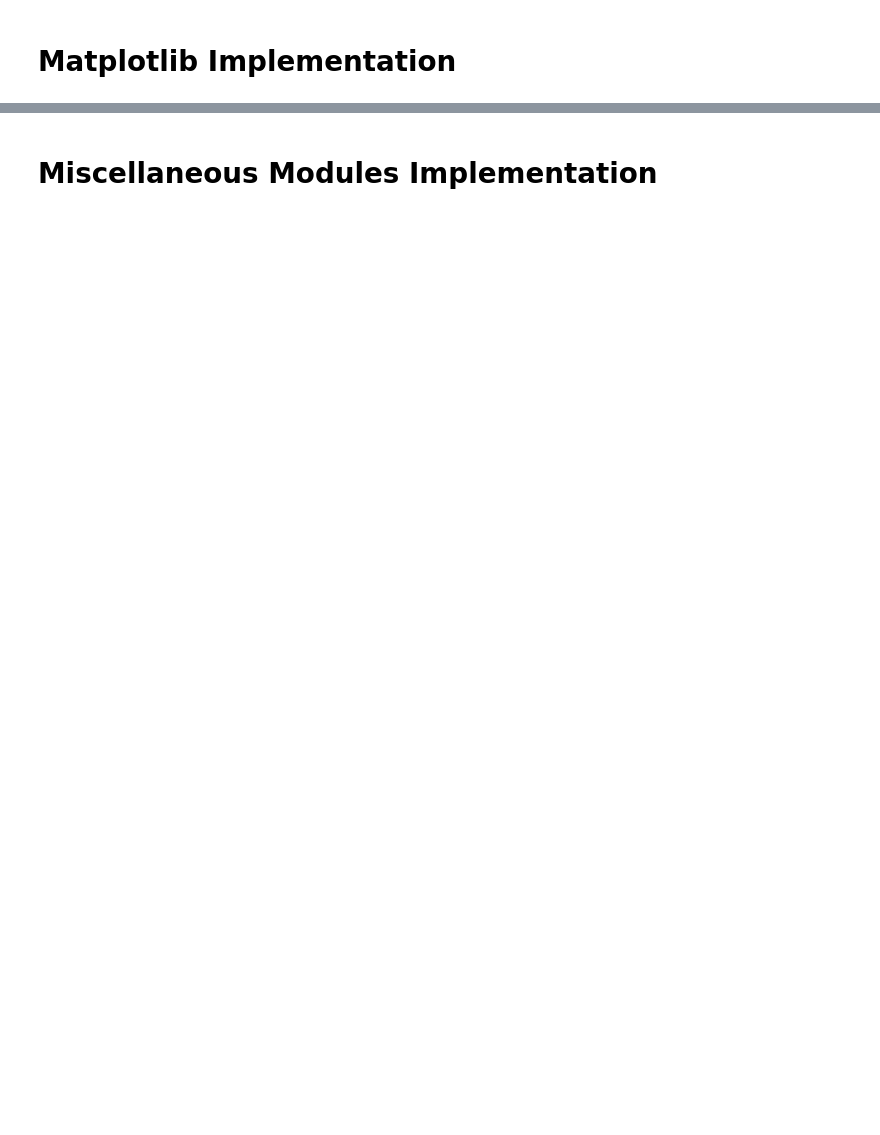
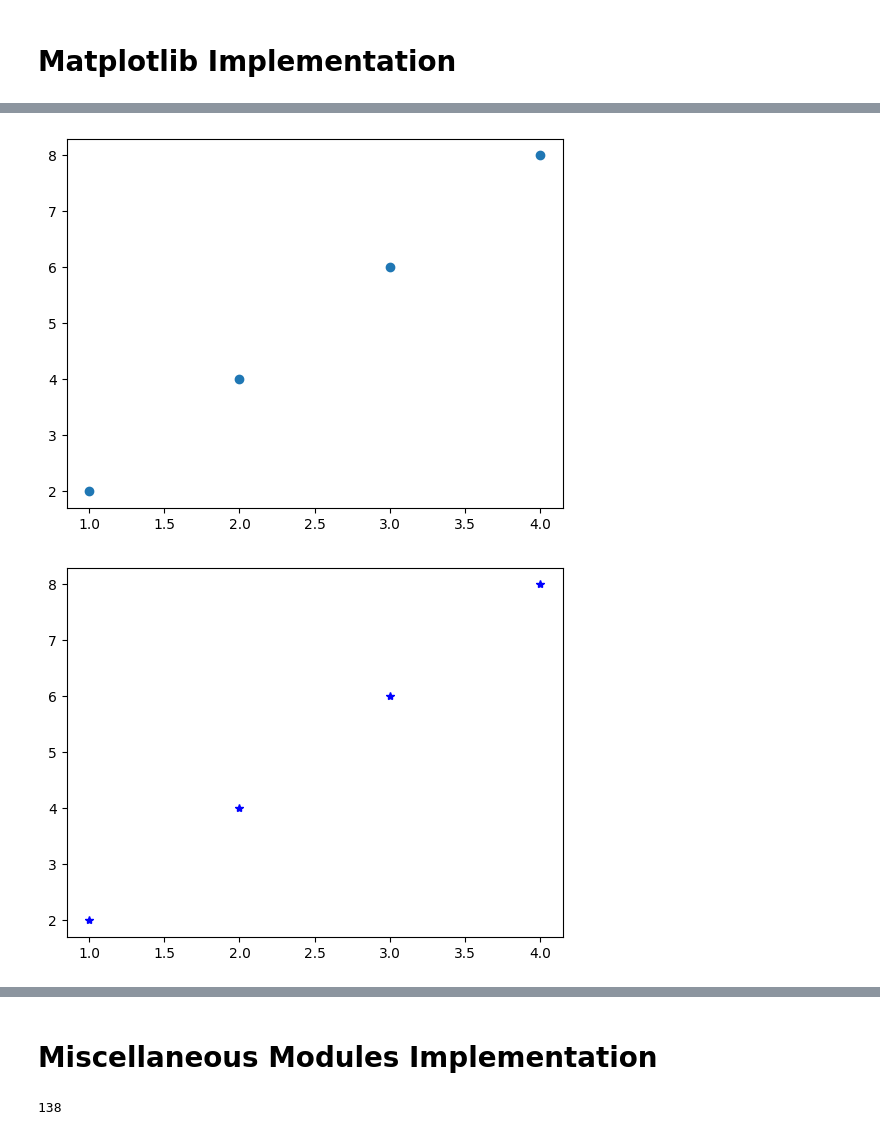
Before and after one commit to nidhi0073/LS_2024_ML, a Jupyter notebook: Python_Modules.ipynb, the cells around one changed output, grey strips where cells are left out. Cells and saved outputs as stored; diff of their text form; code cells hidden in the pictures; blank space fills up the shorter version.

```diff
--- a/Python_Modules.ipynb
+++ b/Python_Modules.ipynb
@@ -68,7 +94,7 @@ df2= pd.DataFrame(data1)
 # Matplotlib Implementation
 # %%
 import matplotlib.pyplot as plt
-import #numpy module. Fill your code
+import numpy as np
 
 
 
@@ -76,19 +102,37 @@ xpoints=np.array([1,2,3,4])
 ypoints=np.array([2,4,6,8])
 
 #Plot these points without drawing a line
-#Your code here
+plt.figure()
+plt.plot(xpoints, ypoints, 'o')  # 'o' for circle marker
+plt.show()
 
 #Plotting with marker: Plot these points with a marker(Star marker)
-#Your code here
+plt.figure()
+plt.plot(xpoints, ypoints, marker='*', linestyle='None', color='b')
+plt.show()
 
 #Using fmt format, add circular marker,red color and Dashed line
-#Your code here
+plt.figure()
+plt.plot(xpoints, ypoints, 'ro--')  # 'ro--' for red circles connected by dashed lines
+plt.show()
 
 #Add xlabel,ylabel and title for the plot.
-#Your code here
+plt.figure()
+plt.plot(xpoints, ypoints)
+plt.xlabel('X-axis')
+plt.ylabel('Y-axis')
+plt.title('Plot of X vs Y')
+plt.show()
 
 #Create a scatter plot for xpoints and ypoints
-#Your code here
+plt.figure()
+plt.scatter(xpoints, ypoints)
+plt.show()
 
 #Set color to the scatter plot. Blue,Green,Red and yellow color for each point respectively
+colors = ['b', 'g', 'r', 'y']
+plt.figure()
+for i in range(len(xpoints)):
+    plt.scatter(xpoints[i], ypoints[i], color=colors[i])
+plt.show()
 # %% [output]
@@ -95,0 +139,2 @@ SyntaxError: invalid syntax (<ipython-input-5-8ace55936b42>, line 2)
+[figure, added]
+[figure, added]
@@ -100,9 +149,17 @@ import random
 import numpy as np
 
 #Set the seed of random to 20
-#Your code here
+random.seed(20)
 
 arr1=np.array([1,24,31,45,73,81,94,25])
 
 #Using the random module pick 4 different random numbers from arr1 and return their sum.
+ran_ind = random.sample(range(len(arr1)), 4)
+ran_num = arr1[ran_ind]
+
+sum_ran_num = sum(ran_num)
+
+print(sum_ran_num)
 #Your code here
+# %% [output]
+138
```
Also changed, not shown: parts of 4 cells of this notebook.
